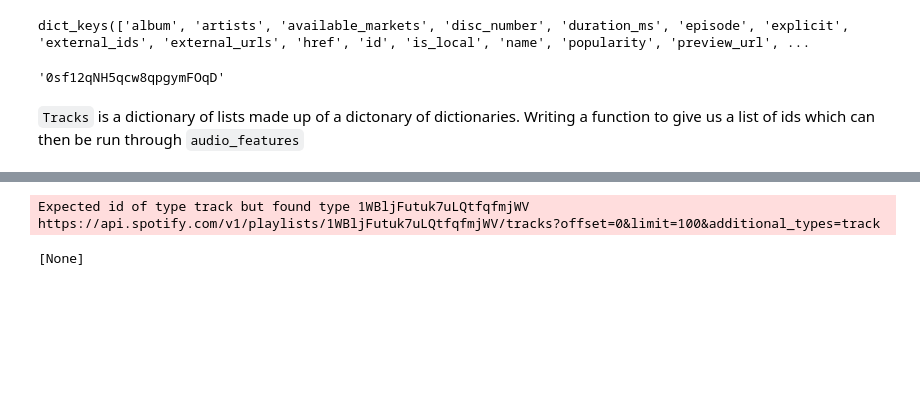
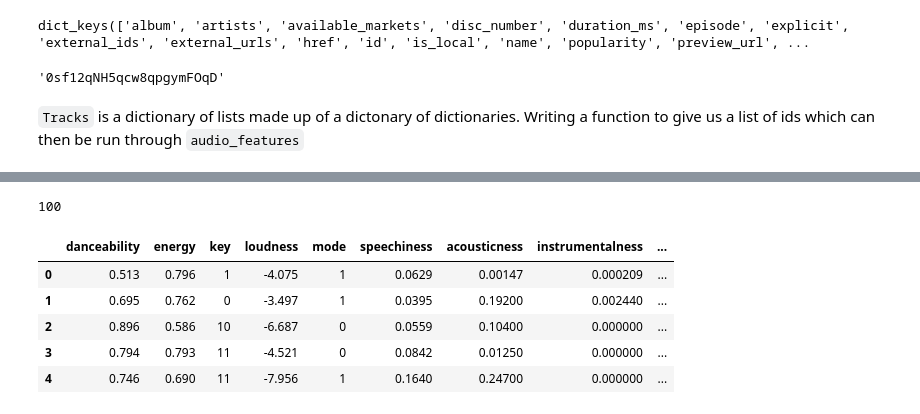
Before and after one commit to zylstraa/capstone, a Jupyter notebook: notebooks/billboard_EDA.ipynb, the cells around one changed output, grey strips where cells are left out. Drawn from its saved outputs; the diff is of its cells as text; code cells hidden in the pictures; blank space fills up the shorter version.

```diff
--- a/notebooks/billboard_EDA.ipynb
+++ b/notebooks/billboard_EDA.ipynb
@@ -141,5 +130,0 @@ SyntaxError: invalid syntax (<ipython-input-137-3de2b026f46e>, line 1)
-# %%
-spotify.audio_features(tracks=urls[0])
-# %% [output]
-Expected id of type track but found type 1WBljFutuk7uLQtfqfmjWV https://api.spotify.com/v1/playlists/1WBljFutuk7uLQtfqfmjWV/tracks?offset=0&limit=100&additional_types=track
-[None]
@@ -145,0 +137,14 @@ Expected id of type track but found type 1WBljFutuk7uLQtfqfmjWV https://api.spot
+# %%
+len(ids)
+# %% [output]
+100
+# %%
+audio_features = pd.DataFrame.from_dict(spotify.audio_features(tracks=ids))
+audio_features.head()
+# %% [output]
+|  | danceability | energy | key | loudness | mode | speechiness | acousticness | instrumentalness | ... |
+| 0 | 0.513 | 0.796 | 1 | -4.075 | 1 | 0.0629 | 0.00147 | 0.000209 | ... |
+| 1 | 0.695 | 0.762 | 0 | -3.497 | 1 | 0.0395 | 0.19200 | 0.002440 | ... |
+| 2 | 0.896 | 0.586 | 10 | -6.687 | 0 | 0.0559 | 0.10400 | 0.000000 | ... |
+| 3 | 0.794 | 0.793 | 11 | -4.521 | 0 | 0.0842 | 0.01250 | 0.000000 | ... |
+| 4 | 0.746 | 0.690 | 11 | -7.956 | 1 | 0.1640 | 0.24700 | 0.000000 | ... |
```
Also changed, not shown: parts of 7 cells of this notebook.
